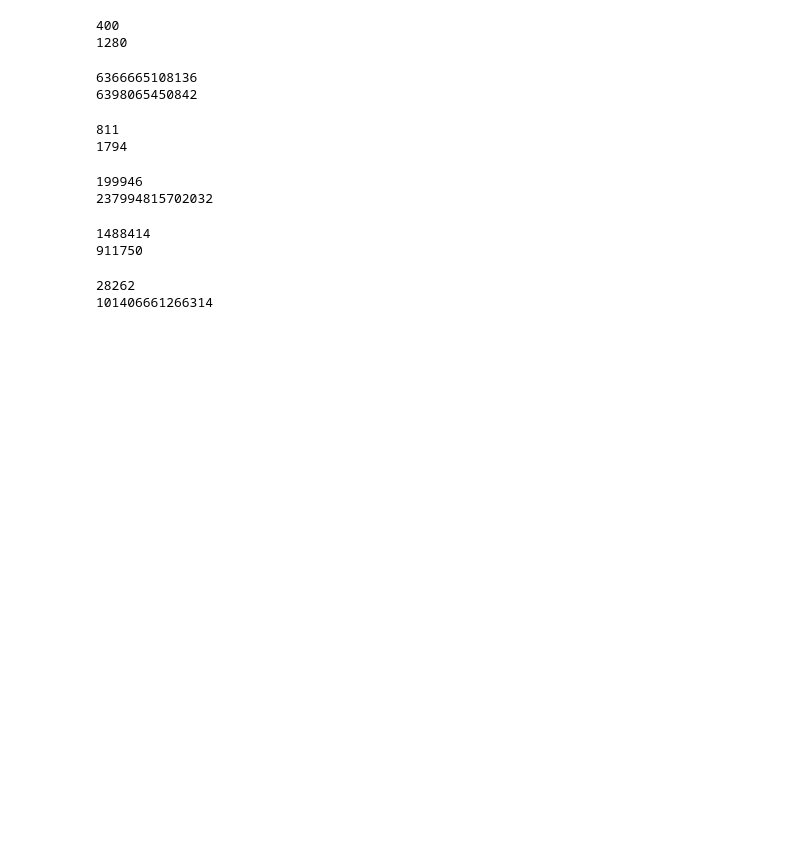
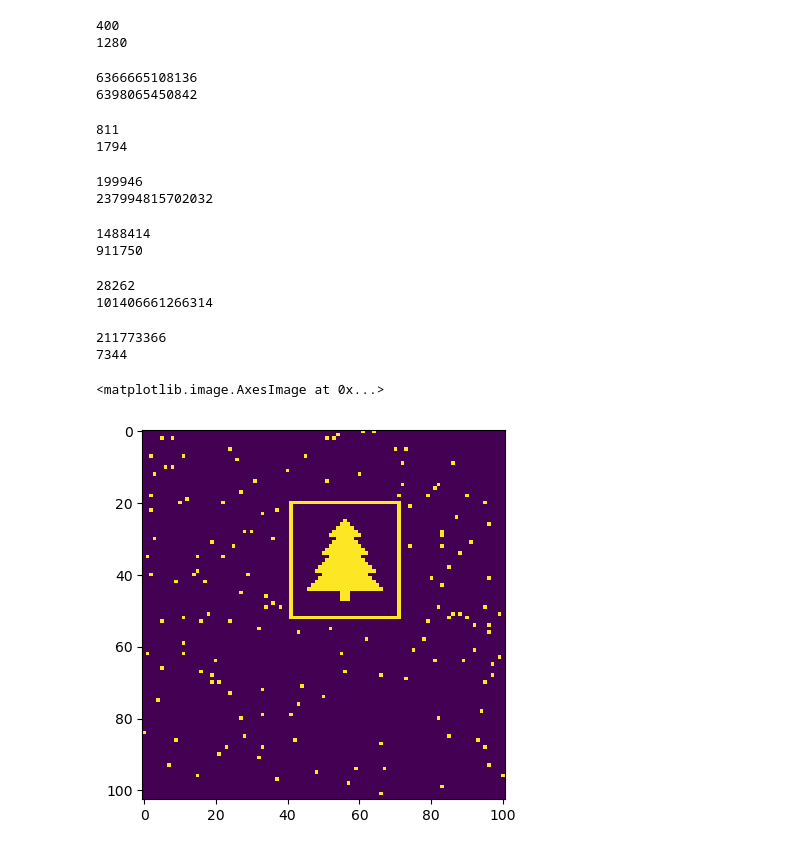
Before and after one commit to ThomasTram/AdventOfCode2024, a Jupyter notebook: AdventOfCode2024.ipynb, the cells around one changed output. Saved outputs shown, nothing was run; the diff lists cells and outputs as text; code cells hidden in the pictures; blank space fills up the shorter version.

```diff
--- a/AdventOfCode2024.ipynb
+++ b/AdventOfCode2024.ipynb
@@ -620,3 +620,75 @@ print(sum(get_cost_from_game2(game) for game in all_games))
 # %% [output]
 28262
 101406661266314
+# %%
+# Day 14
+# Part one
+data = []
+with open('day14.txt') as fid:
+    for line in fid.read().strip().split('\n'):
+        tmp1, tmp2 = line.split()
+        data.append(tuple(map(int, tmp1[2:].split(',') + tmp2[2:].split(','))))
+
+def pos_after_time(posvel, time, Lx=101, Ly=103):
+    x, y, vx, vy = posvel
+    x += vx*time
+    y += vy*time
+    return x % Lx, y % Ly
+
+quadrants = [[0, 0], [0,0]]
+Lx, Ly = 101, 103
+cx, cy = Lx//2, Ly//2
+for d in data:
+    pos = pos_after_time(d, 100, Lx, Ly)
+    if pos[0] == cx or pos[1] == cy:
+        continue
+    quadrants[pos[1] > cy][pos[0] > cx] += 1
+print(quadrants[0][0]*quadrants[0][1]*quadrants[1][0]*quadrants[1][1])
+
+# Part two
+import matplotlib.pyplot as plt
+def print_picture(allpos, Lx, Ly):
+    Z = np.zeros((Ly, Lx))
+    for pos in allpos:
+        Z[pos[1], pos[0]] += 1
+    plt.figure()
+    return plt.imshow(Z)
+
+def compute_connected(pos, visited, allpos):
+    visited.add(pos)
+    for dx in range(-1, 2):
+        for dy in range(-1, 2):
+            adj_pos = (pos[0] + dx, pos[1] + dy)
+            #print(f'{adj_pos=}, {pos=}, {adj_pos in allpos}, {adj_pos not in visited}')
+            if adj_pos in allpos and adj_pos not in visited:
+                #print('???')
+                compute_connected(adj_pos, visited, allpos)
+    return visited
+
+def compute_correlation(pos_set_input):
+    pos_set = pos_set_input.copy()
+    output = []
+    #print(pos_set)
+    while pos_set:
+        pos = pos_set.pop()
+        con = compute_connected(pos, set(), pos_set)
+        #print(f'{pos=}, {con=}')
+        pos_set -= con
+        output.append(len(con))
+    return output
+
+E = []
+for t in range(10403):
+    allpos = {pos_after_time(d, t, Lx, Ly) for d in data}
+    E.append((len(compute_correlation(allpos)), t))
+
+t_tree = min(E)[1]
+print(t_tree)
+all_pos = {pos_after_time(d, t_tree, Lx, Ly) for d in data}
+print_picture(all_pos, Lx, Ly)
+plt.savef
+# %% [output]
+211773366
+7344
+<matplotlib.image.AxesImage at 0x...>
+[figure, added]
```
Also changed, not shown: parts of 5 cells of this notebook.
